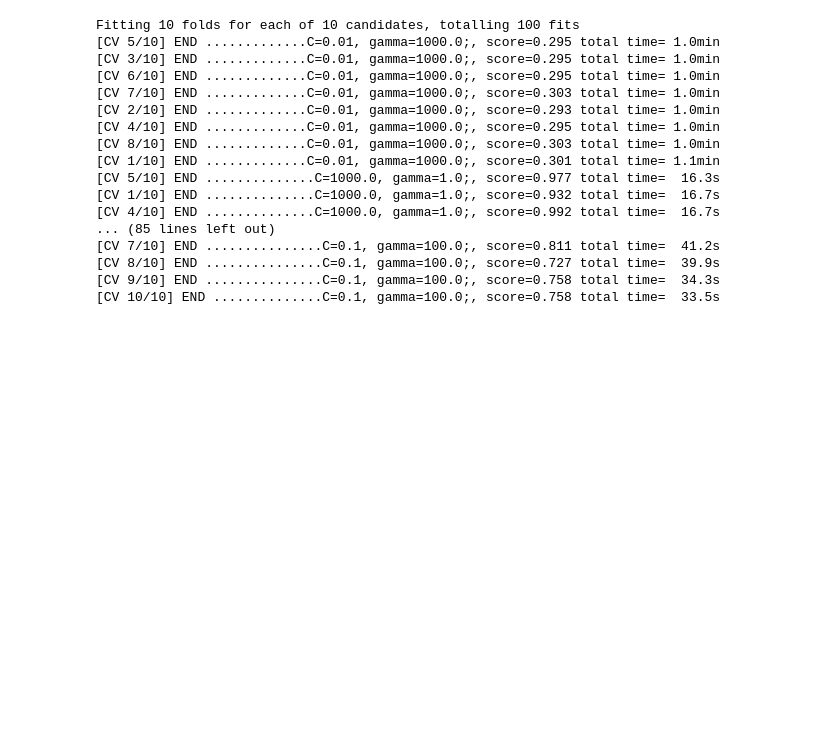
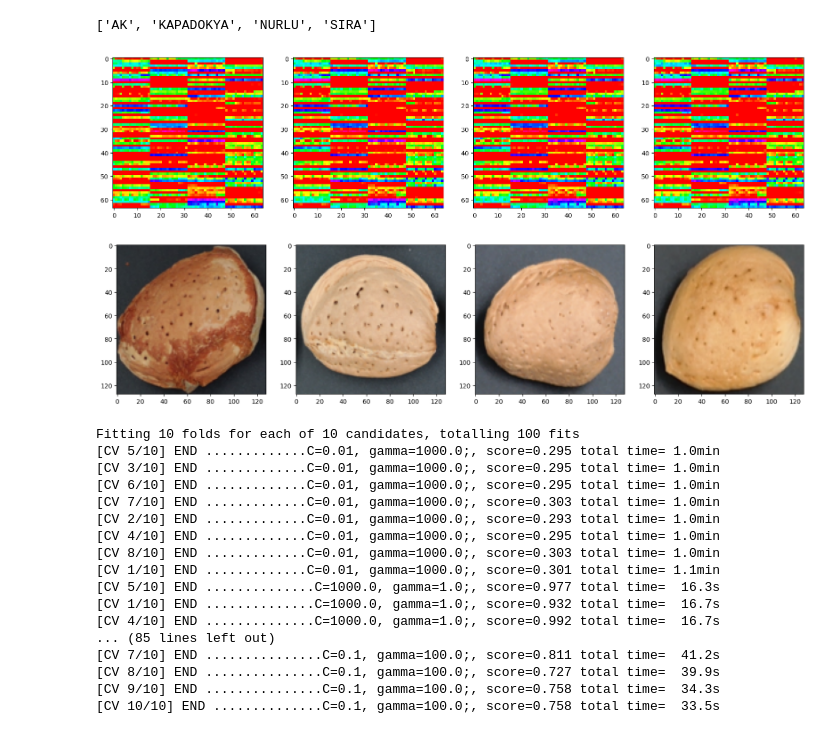
Before and after one commit to izzalDev/almont-classification, a Jupyter notebook: notebook/3_CE_SVM.ipynb, the cells around one changed output. Cells and saved outputs as stored; diff of their text form; code cells hidden in the pictures; blank space fills up the shorter version.

```diff
--- a/notebook/3_CE_SVM.ipynb
+++ b/notebook/3_CE_SVM.ipynb
@@ -80,6 +81,25 @@ rscv = RandomizedSearchCV(svc, param_dist, cv=10, n_jobs=-1, random_state=SEED,
 
 X_train_features = features(X_train).detach()
 X_test_features = features(X_test).detach()
+# %%
+dataset.classes
+# %% [output]
+['AK', 'KAPADOKYA', 'NURLU', 'SIRA']
+# %%
+# VISUALIZE FEATURES
+
+plt.figure(figsize=(20, 5))
+for i, class_name in enumerate(dataset.classes):
+    plt.subplot(1, 4, i+1)
+    plt.imshow(X_test_features[y_test.index(i)].reshape(64, 64, 1), cmap='hsv')
+
+plt.figure(figsize=(20, 5))
+for i, class_name in enumerate(dataset.classes):
+    plt.subplot(1, 4, i+1)
+    plt.imshow(X_test[y_test.index(i)].permute(1, 2, 0))
+# %% [output]
+[figure, added]
+[figure, added]
 # %%
 # TRAINING
 
```
Also changed, not shown: parts of 3 cells of this notebook, 5 other files.
